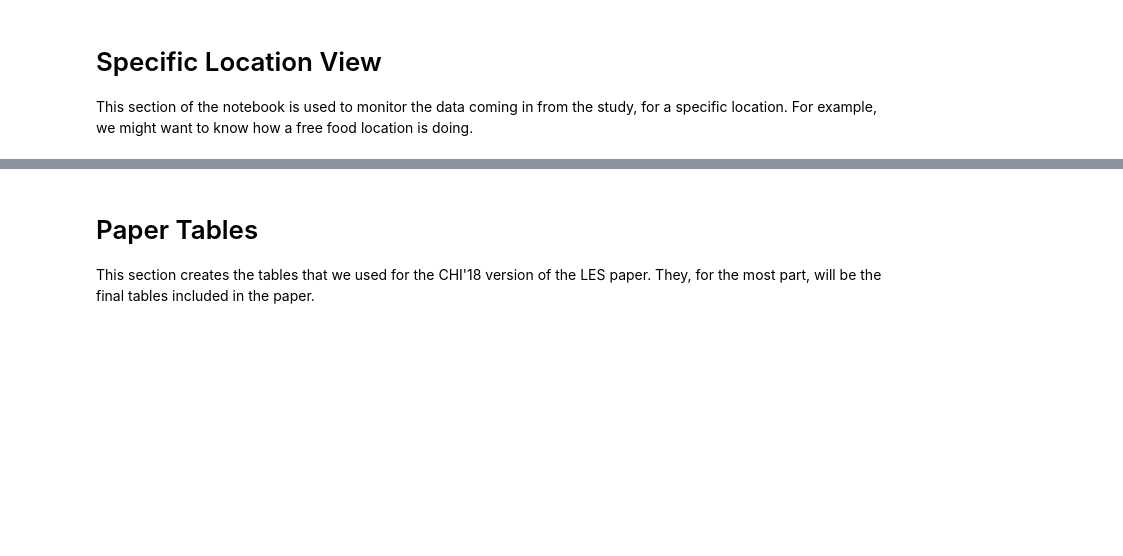
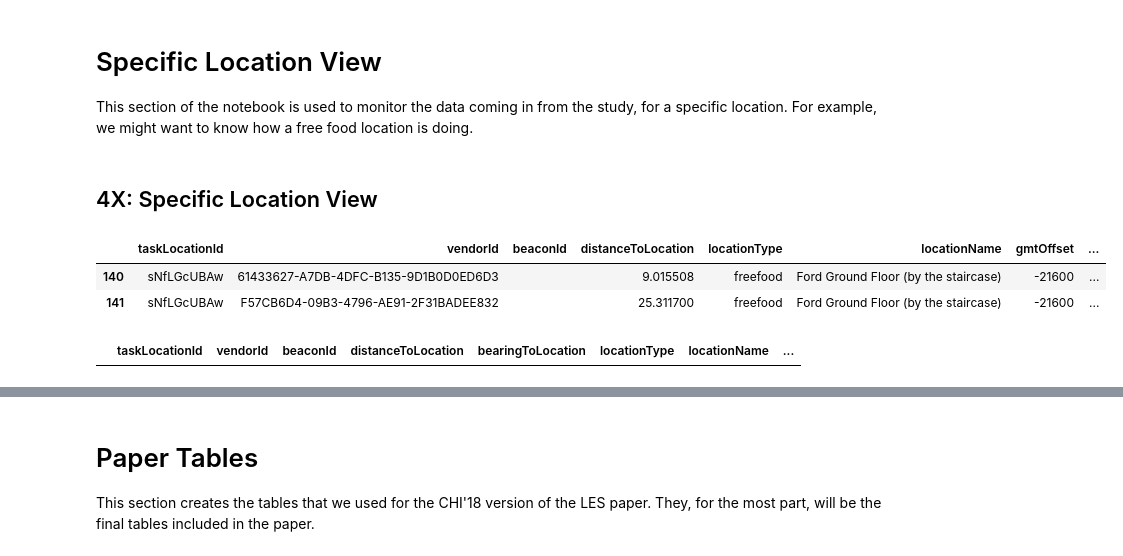
Before and after one commit to NUDelta/les-study-analysis, a Jupyter notebook: w2018/4X-study-dashboard.ipynb, the cells around one changed output, grey strips where cells are left out. Drawn from its saved outputs; the diff is of its cells as text; code cells hidden in the pictures; blank space fills up the shorter version.

Commit message:
adding view for specific location

```diff
--- a/w2018/4X-study-dashboard.ipynb
+++ b/w2018/4X-study-dashboard.ipynb
@@ -888,3 +888,19 @@ Unique number of users notified: 29
 # %% [markdown]
 # Specific Location View
 This section of the notebook is used to monitor the data coming in from the study, for a specific location. For example, we might want to know how a free food location is doing.
+# %%
+location_id_4x = 'sNfLGcUBAw'
+location_id_opp_dist = 'vYBZxNqfKD'
+location_id_opp_loc = 'Ajvw3InHvK'
+# %% [markdown]
+## 4X: Specific Location View
+# %%
+atloc_4x[atloc_4x['taskLocationId'] == location_id_4x]
+# %% [output]
+|  | taskLocationId | vendorId | beaconId | distanceToLocation | locationType | locationName | gmtOffset | ... |
+| 140 | sNfLGcUBAw | 61433627-A7DB-4DFC-B135-9D1B0D0ED6D3 |  | 9.015508 | freefood | Ford Ground Floor (by the staircase) | -21600 | ... |
+| 141 | sNfLGcUBAw | F57CB6D4-09B3-4796-AE91-2F31BADEE832 |  | 25.311700 | freefood | Ford Ground Floor (by the staircase) | -21600 | ... |
+# %%
+atdist_4x[atdist_4x['taskLocationId'] == location_id_4x]
+# %% [output]
+|  | taskLocationId | vendorId | beaconId | distanceToLocation | bearingToLocation | locationType | locationName | ... |
```
Also changed, not shown: parts of 5 cells of this notebook.
